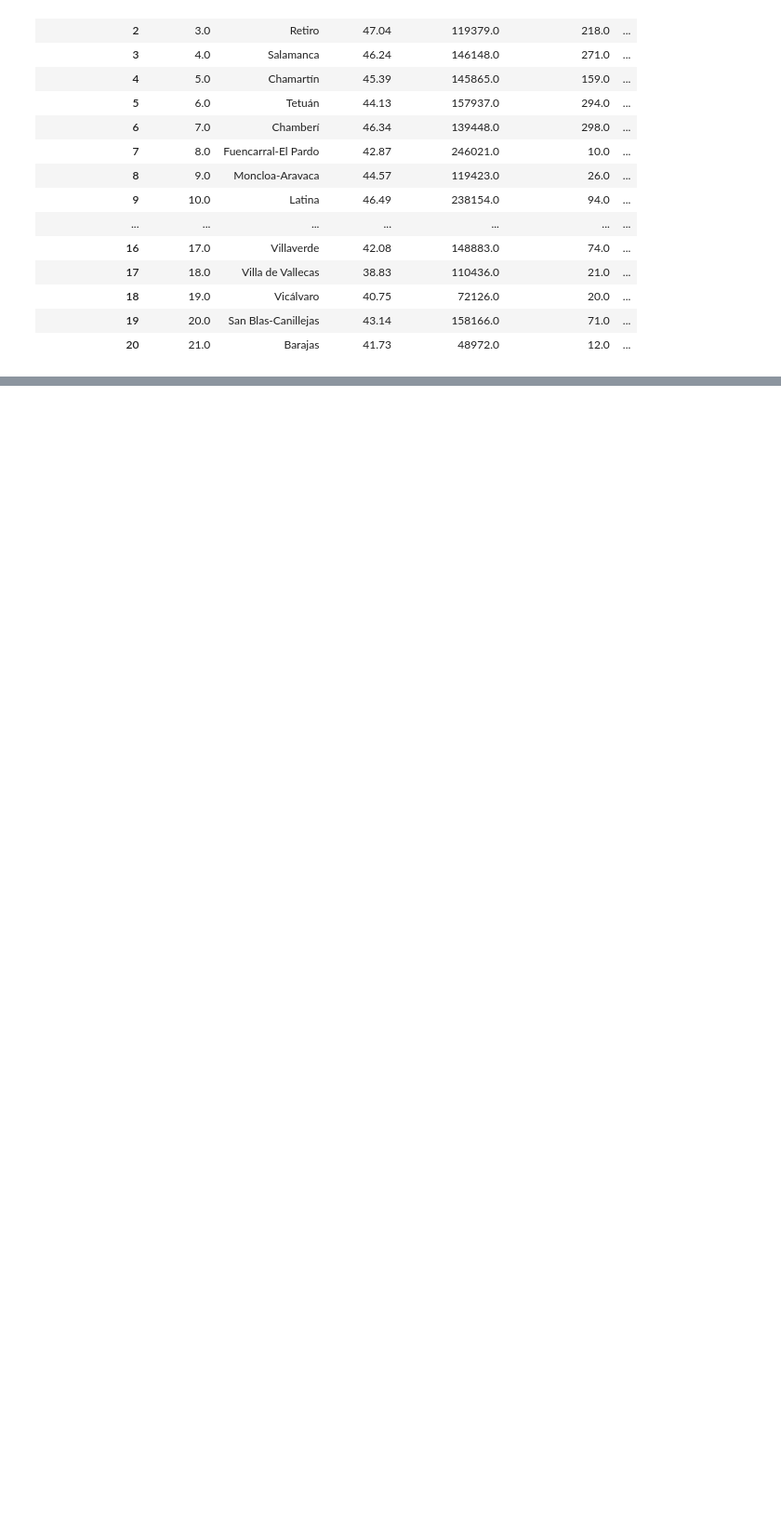
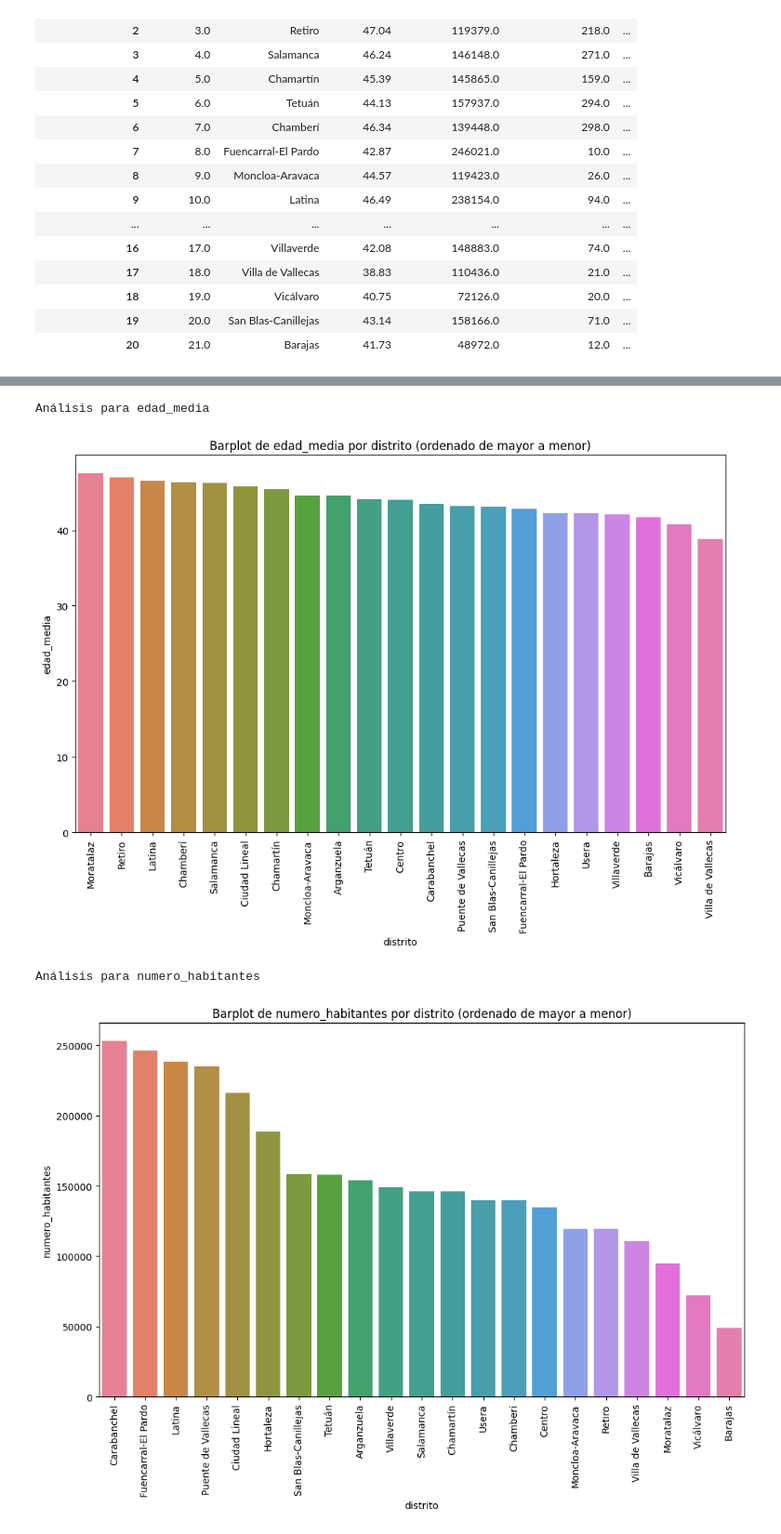
Before and after one commit to almudenaolg/Desigualdad-Distritos-Madrid, a Jupyter notebook: code/exploratory.ipynb, the cells around one changed output, grey strips where cells are left out. Shown at 93% size. Saved outputs shown, nothing was run; the diff lists cells and outputs as text; code cells hidden in the pictures; blank space fills up the shorter version.

```diff
--- a/code/exploratory.ipynb
+++ b/code/exploratory.ipynb
@@ -253,3 +610,5 @@ df_poblacion = df[df['indicador_completo'].isin(poblacion_indicadores)].pivot_ta
+# %%
+df_poblacion = crear_df_poblacion(df)
 # %% [markdown]
 ### Limpieza
 # %%
@@ -859,0 +1090,14 @@ df_inversiones
+# %%
+variables_num_poblacion = ['edad_media', 'numero_habitantes',
+       'densidad_poblacion', 'proporcion_envejecimiento',
+       'proporcion_migrantes', 'indice_dependencia']
+
+# Iterar sobre la lista y para aplicar la función
+for variable in variables_num_poblacion:
+    print(f"Análisis para {variable}")
+    eda_bi_distritos(df_poblacion, variable, 'distrito')
+# %% [output]
+Análisis para edad_media
+[figure, added]
+Análisis para numero_habitantes
+[figure, added]
```
Also changed, not shown: parts of 166 cells of this notebook, 2 other files.
